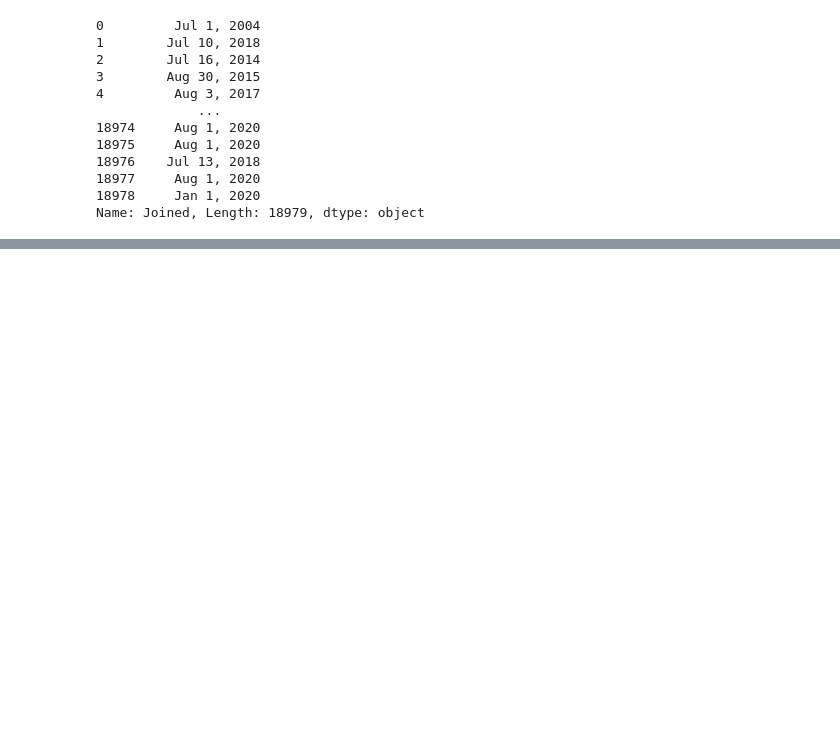
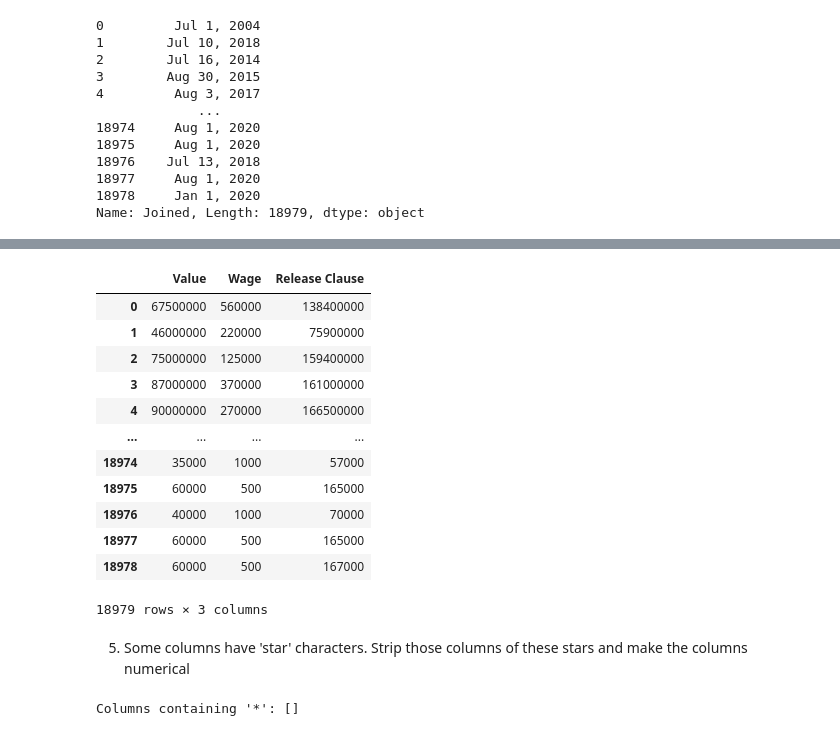
Before and after one commit to NazimKs/ETL_data_warehouse, a Jupyter notebook: ETL_data_warhouse.ipynb, the cells around one changed output, grey strips where cells are left out. Cells and saved outputs as stored; diff of their text form; code cells hidden in the pictures; blank space fills up the shorter version.

```diff
--- a/ETL_data_warhouse.ipynb
+++ b/ETL_data_warhouse.ipynb
@@ -63,6 +68,12 @@ dtypes: int64(55), object(22)
 memory usage: 11.1+ MB
 # %% [markdown]
 ### Transformations & Agregats
+# %%
+fifa_df = fifa_df.drop(["LongName","photoUrl","playerUrl"],axis=1)
+
+#↓OVA does not comply with the column format so we will change it to OVA
+
+fifa_df= fifa_df.rename(columns={"↓OVA":"OVA"})
 # %%
 print(fifa_df.dtypes[['Height','Weight']])
 print(fifa_df[['Height', 'Weight']])
@@ -117,7 +128,7 @@ Name: Height, Length: 18979, dtype: float64
 # %%
 def convert_to_kg(weight):
     lbs = int(weight[:-3])
-    return round(lbs * 0.453592, 2)
+    return round(lbs * 0.453592, 0)
 
 fifa_df['Weight'] = fifa_df['Weight'].apply(convert_to_kg)
 
@@ -150,3 +161,6 @@ fifa_df["Joined"]
 18977     Aug 1, 2020
 18978     Jan 1, 2020
 Name: Joined, Length: 18979, dtype: object
+# %%
+fifa_df['Joined'] = pd.to_datetime(fifa_df.Joined)
+fifa_df["Joined"]
@@ -152,0 +180,45 @@ Name: Joined, Length: 18979, dtype: object
+# %%
+def convert_money(x):
+    if "€" in x:
+        x=x.replace("€","")
+    if "M" in x:
+        x=x.replace("M","")
+        x=float(x)*1000000
+        return int(x)
+
+    elif "K" in x:
+        x=x.replace("K","")
+        x=float(x)*1000
+        return int(x)
+    else:
+        return int(x)
+
+
+fifa_df["Value"]=fifa_df["Value"].apply(convert_money)
+fifa_df["Wage"]= fifa_df["Wage"].apply(convert_money)
+fifa_df["Release Clause"] = fifa_df["Release Clause"].apply(convert_money)
+
+fifa_df[["Value","Wage","Release Clause"]]
+# %% [output]
+|  | Value | Wage | Release Clause |
+| 0 | 67500000 | 560000 | 138400000 |
+| 1 | 46000000 | 220000 | 75900000 |
+| 2 | 75000000 | 125000 | 159400000 |
+| 3 | 87000000 | 370000 | 161000000 |
+| 4 | 90000000 | 270000 | 166500000 |
+| ... | ... | ... | ... |
+| 18974 | 35000 | 1000 | 57000 |
+| 18975 | 60000 | 500 | 165000 |
+| 18976 | 40000 | 1000 | 70000 |
+| 18977 | 60000 | 500 | 165000 |
+| 18978 | 60000 | 500 | 167000 |
+18979 rows × 3 columns
+# %% [markdown]
+5. Some columns have 'star' characters. Strip those columns of these stars and make the columns numerical
+# %%
+# Find columns containing "*"
+columns_with_star = [col for col in fifa_df.columns if '★' in fifa_df[col].values]
+
+print("Columns containing '*':", columns_with_star)
+# %% [output]
+Columns containing '*': []
```
Also changed, not shown: parts of 13 cells of this notebook, 1 other file.
